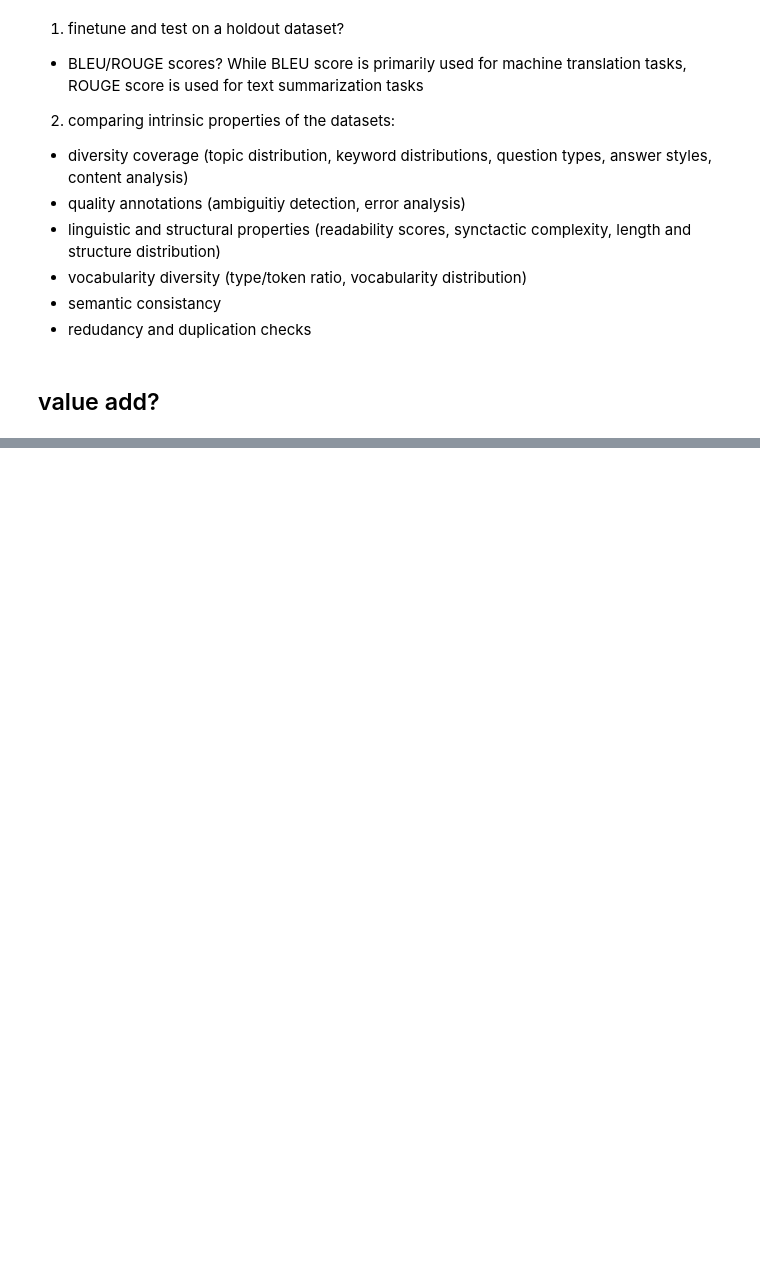
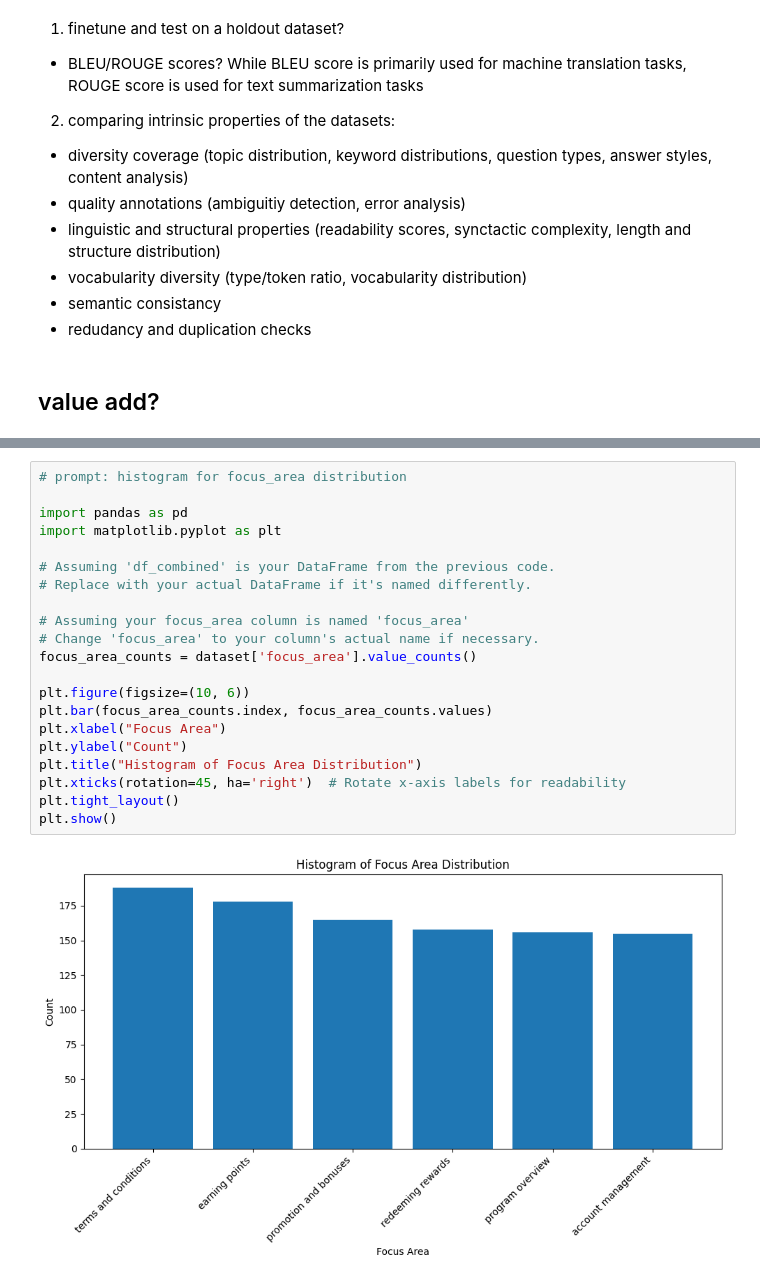
Before and after one commit to ericphamhung-gretel/demos, a Jupyter notebook: data_designer_sdk_qa_pairs.ipynb, the cells around one changed output, grey strips where cells are left out. Cells and saved outputs as stored; diff of their text form; blank space fills up the shorter version.

```diff
--- a/data_designer_sdk_qa_pairs.ipynb
+++ b/data_designer_sdk_qa_pairs.ipynb
@@ -641,0 +766,23 @@ value add?
+# %%
+# prompt: histogram for focus_area distribution
+
+import pandas as pd
+import matplotlib.pyplot as plt
+
+# Assuming 'df_combined' is your DataFrame from the previous code.
+# Replace with your actual DataFrame if it's named differently.
+
+# Assuming your focus_area column is named 'focus_area'
+# Change 'focus_area' to your column's actual name if necessary.
+focus_area_counts = dataset['focus_area'].value_counts()
+
+plt.figure(figsize=(10, 6))
+plt.bar(focus_area_counts.index, focus_area_counts.values)
+plt.xlabel("Focus Area")
+plt.ylabel("Count")
+plt.title("Histogram of Focus Area Distribution")
+plt.xticks(rotation=45, ha='right')  # Rotate x-axis labels for readability
+plt.tight_layout()
+plt.show()
+# %% [output]
+[figure, added]
```
Also changed, not shown: parts of 27 cells of this notebook.
